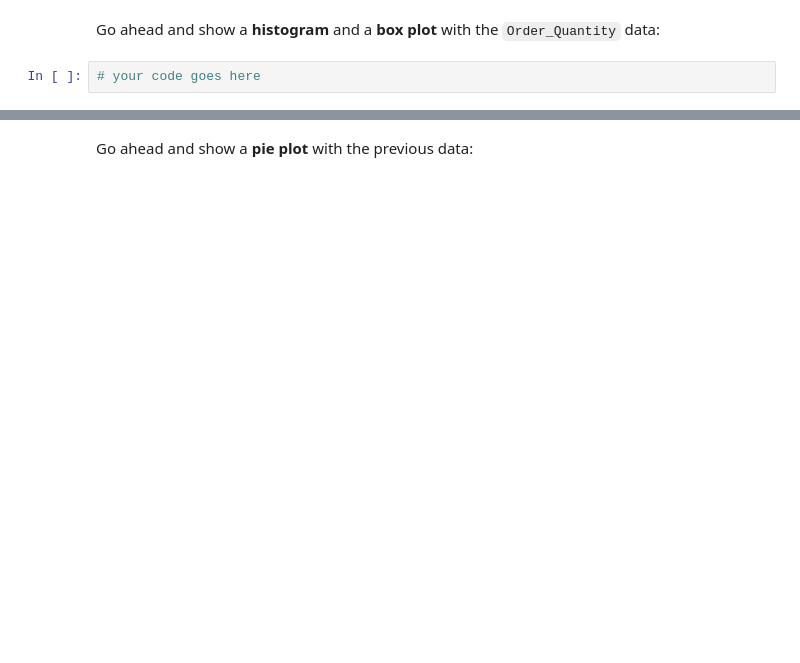
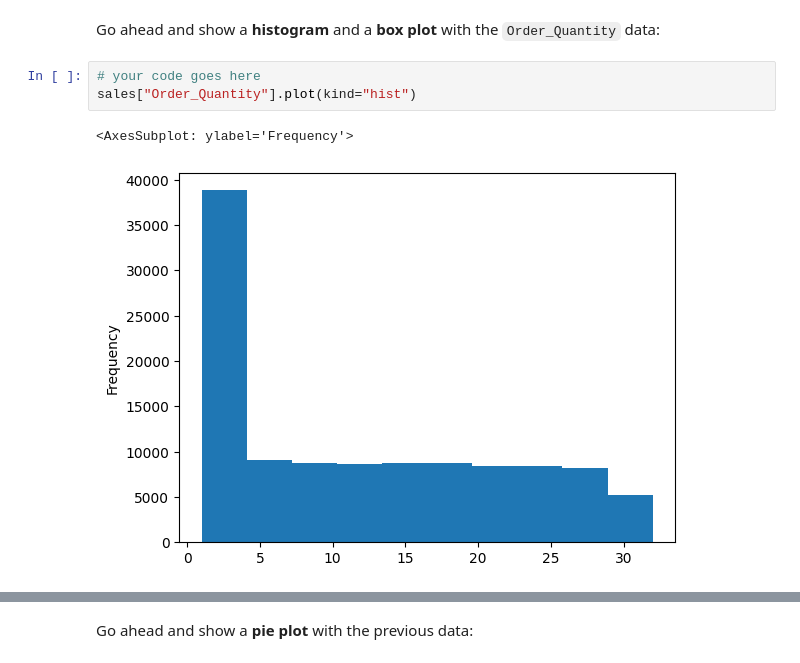
Before and after one commit to vjtchkn/freecodecamp_python_data, a Jupyter notebook: 0_2_examples/Exercises_1.ipynb, the cells around one changed output, grey strips where cells are left out. Saved outputs shown, nothing was run; the diff lists cells and outputs as text; blank space fills up the shorter version.

```diff
--- a/0_2_examples/Exercises_1.ipynb
+++ b/0_2_examples/Exercises_1.ipynb
@@ -53,3 +85,7 @@ sales['Order_Quantity'].mean()
 Go ahead and show a <b>histogram</b> and a <b>box plot</b> with the `Order_Quantity` data:
 # %%
 # your code goes here
+sales["Order_Quantity"].plot(kind="hist")
+# %% [output]
+<AxesSubplot: ylabel='Frequency'>
+[figure, added]
```
Also changed, not shown: parts of 52 cells of this notebook.
